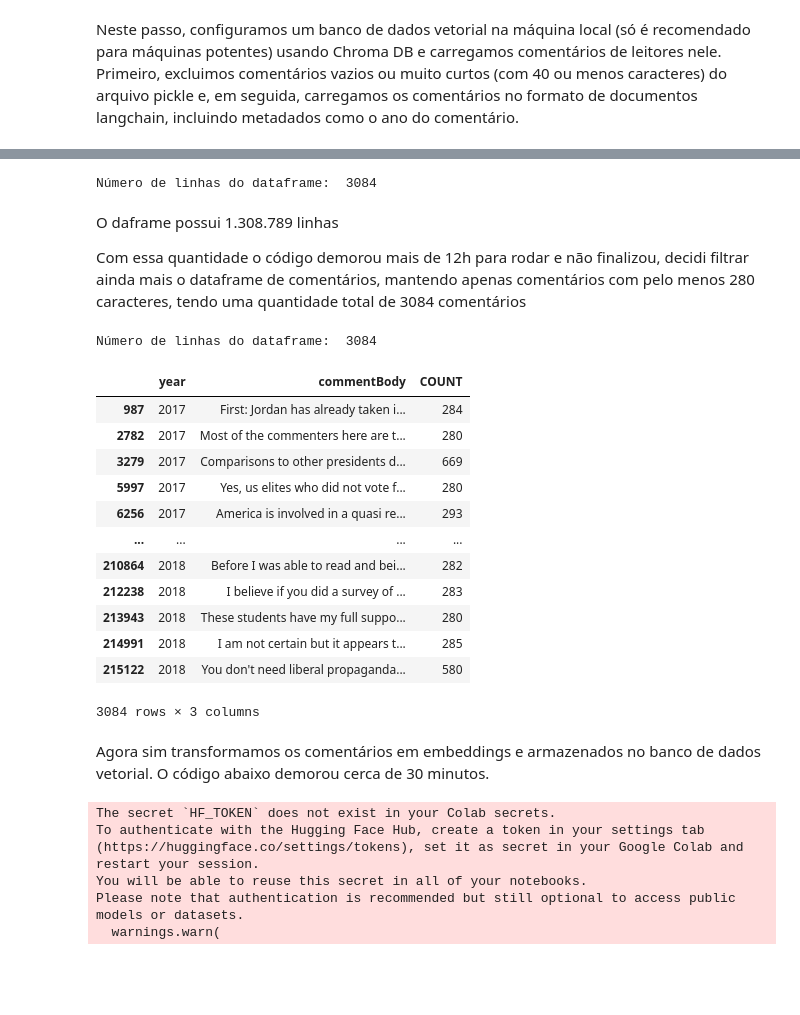
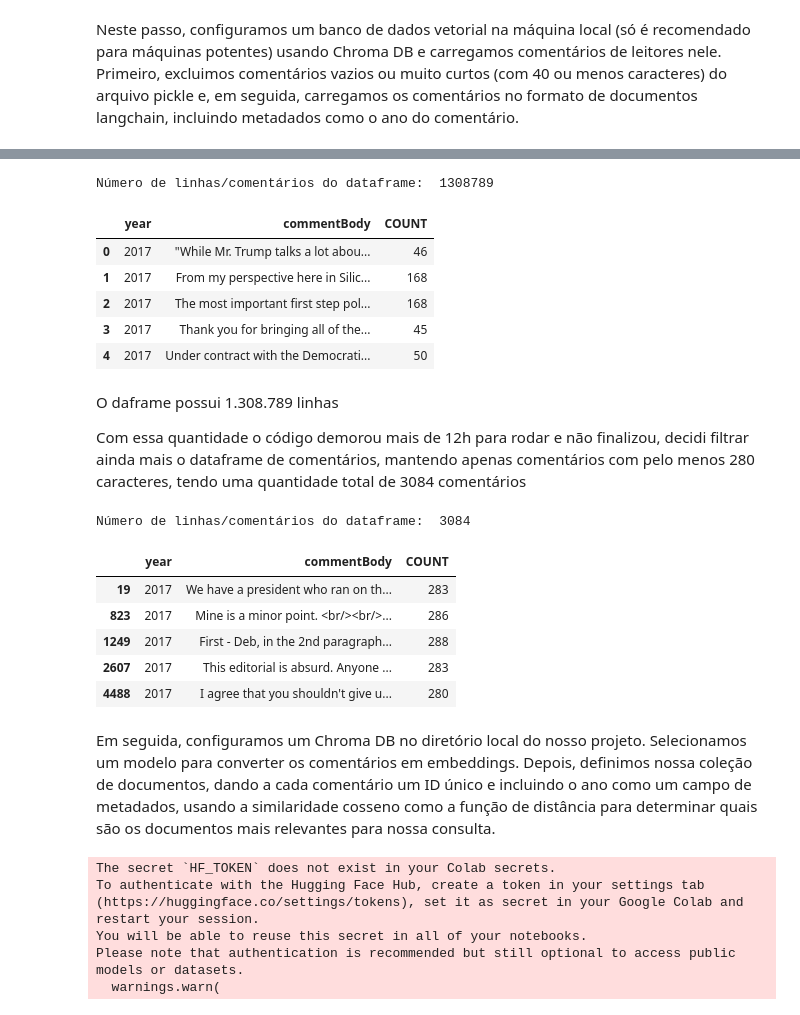
Before and after one commit to zemurillo/PLN, a Jupyter notebook: Seminário_PLN.ipynb, the cells around one changed output, grey strips where cells are left out. Cells and saved outputs as stored; diff of their text form; code cells hidden in the pictures; blank space fills up the shorter version.

```diff
--- a/Seminário_PLN.ipynb
+++ b/Seminário_PLN.ipynb
@@ -157,37 +155,39 @@ Em seguida, configuramos um Chroma DB no diretório local do nosso projeto. Sele
 # %%
-print("Número de linhas do dataframe: ", len(longer_comments))
+print("Número de linhas/comentários do dataframe: ", len(longer_comments))
 # %% [output]
-Número de linhas do dataframe:  3084
+Número de linhas/comentários do dataframe:  1308789
+# %%
+longer_comments.head()
+# %% [output]
+|  | year | commentBody | COUNT |
+| 0 | 2017 | "While Mr. Trump talks a lot abou... | 46 |
+| 1 | 2017 | From my perspective here in Silic... | 168 |
+| 2 | 2017 | The most important first step pol... | 168 |
+| 3 | 2017 | Thank you for bringing all of the... | 45 |
+| 4 | 2017 | Under contract with the Democrati... | 50 |
 # %% [markdown]
 O daframe possui 1.308.789 linhas
 
 Com essa quantidade o código demorou mais de 12h para rodar e não finalizou, decidi filtrar ainda mais o dataframe de comentários, mantendo apenas comentários com pelo menos 280 caracteres, tendo uma quantidade total de 3084 comentários
 # %%
 longer_comments = comments[comments['COUNT'] >= 280]
-print("Número de linhas do dataframe: ", len(longer_comments))
+print("Número de linhas/comentários do dataframe: ", len(longer_comments))
 
 loader = DataFrameLoader(longer_comments, page_content_column="commentBody")
 docs = loader.load()
 # %% [output]
-Número de linhas do dataframe:  3084
+Número de linhas/comentários do dataframe:  3084
 # %%
-longer_comments
+longer_comments.head()
 # %% [output]
 |  | year | commentBody | COUNT |
-| 987 | 2017 | First: Jordan has already taken i... | 284 |
-| 2782 | 2017 | Most of the commenters here are t... | 280 |
-| 3279 | 2017 | Comparisons to other presidents d... | 669 |
-| 5997 | 2017 | Yes, us elites who did not vote f... | 280 |
-| 6256 | 2017 | America is involved in a quasi re... | 293 |
-| ... | ... | ... | ... |
-| 210864 | 2018 | Before I was able to read and bei... | 282 |
-| 212238 | 2018 | I believe if you did a survey of ... | 283 |
-| 213943 | 2018 | These students have my full suppo... | 280 |
-| 214991 | 2018 | I am not certain but it appears t... | 285 |
-| 215122 | 2018 | You don't need liberal propaganda... | 580 |
+| 19 | 2017 | We have a president who ran on th... | 283 |
+| 823 | 2017 | Mine is a minor point. <br/><br/>... | 286 |
+| 1249 | 2017 | First - Deb, in the 2nd paragraph... | 288 |
+| 2607 | 2017 | This editorial is absurd. Anyone ... | 283 |
+| 4488 | 2017 | I agree that you shouldn't give u... | 280 |
-3084 rows × 3 columns
-# %% [markdown]
-Agora sim transformamos os comentários em embeddings e armazenados no banco de dados vetorial. O código abaixo demorou cerca de 30 minutos.
+# %% [markdown]
+Em seguida, configuramos um Chroma DB no diretório local do nosso projeto. Selecionamos um modelo para converter os comentários em embeddings. Depois, definimos nossa coleção de documentos, dando a cada comentário um ID único e incluindo o ano como um campo de metadados, usando a similaridade cosseno como a função de distância para determinar quais são os documentos mais relevantes para nossa consulta.
 # %%
 #client.delete_collection(COLLECTION_NAME)
 # %%
```
Also changed, not shown: parts of 1 cell of this notebook.
